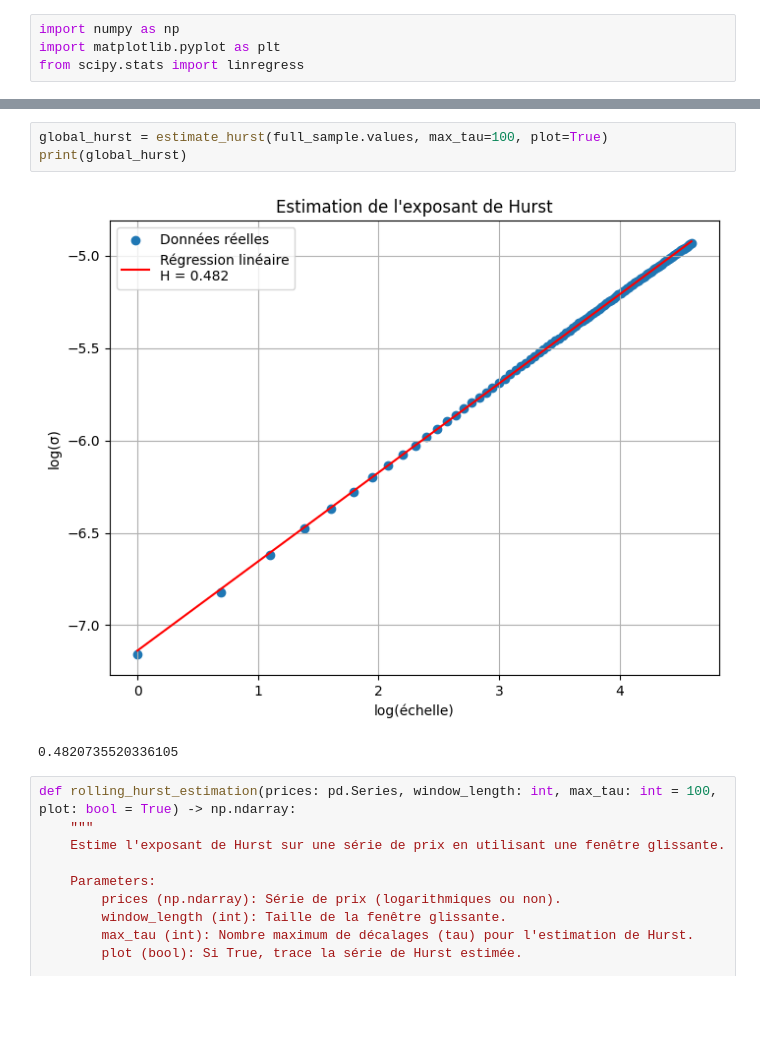
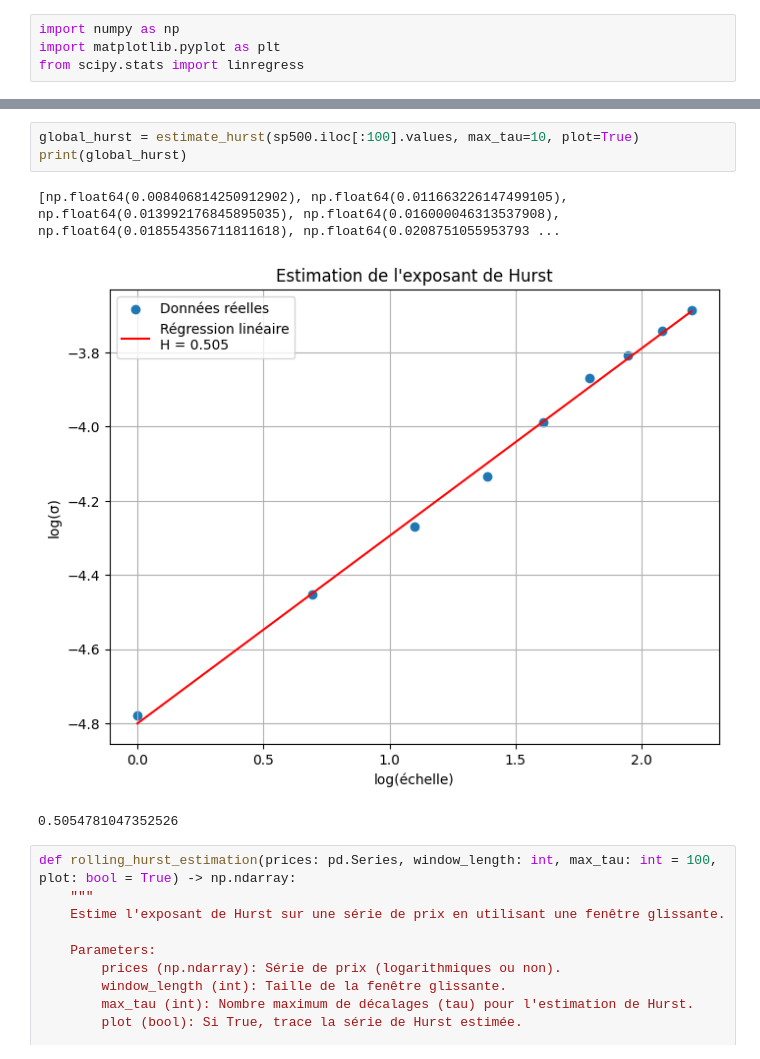
Before and after one commit to Caymaar/measuring-market-inefficiency-conditional-correlation, a Jupyter notebook: notebooks/dev.ipynb, the cells around one changed output, grey strips where cells are left out. Saved outputs shown, nothing was run; the diff lists cells and outputs as text; blank space fills up the shorter version.

```diff
--- a/notebooks/dev.ipynb
+++ b/notebooks/dev.ipynb
@@ -457,9 +514,10 @@ Name: Close, dtype: float64
 # %%
-global_hurst = estimate_hurst(full_sample.values, max_tau=100, plot=True)
+global_hurst = estimate_hurst(sp500.iloc[:100].values, max_tau=10, plot=True)
 print(global_hurst)
 # %% [output]
+[np.float64(0.008406814250912902), np.float64(0.011663226147499105), np.float64(0.013992176845895035), np.float64(0.016000046313537908), np.float64(0.018554356711811618), np.float64(0.0208751055953793 ...
-[figure, old version]
+[figure, new version]
-0.4820735520336105
+0.5054781047352526
 # %%
 def rolling_hurst_estimation(prices: pd.Series, window_length: int, max_tau: int = 100, plot: bool = True) -> np.ndarray:
     """
```
Also changed, not shown: parts of 4 cells of this notebook, 1 other file.
